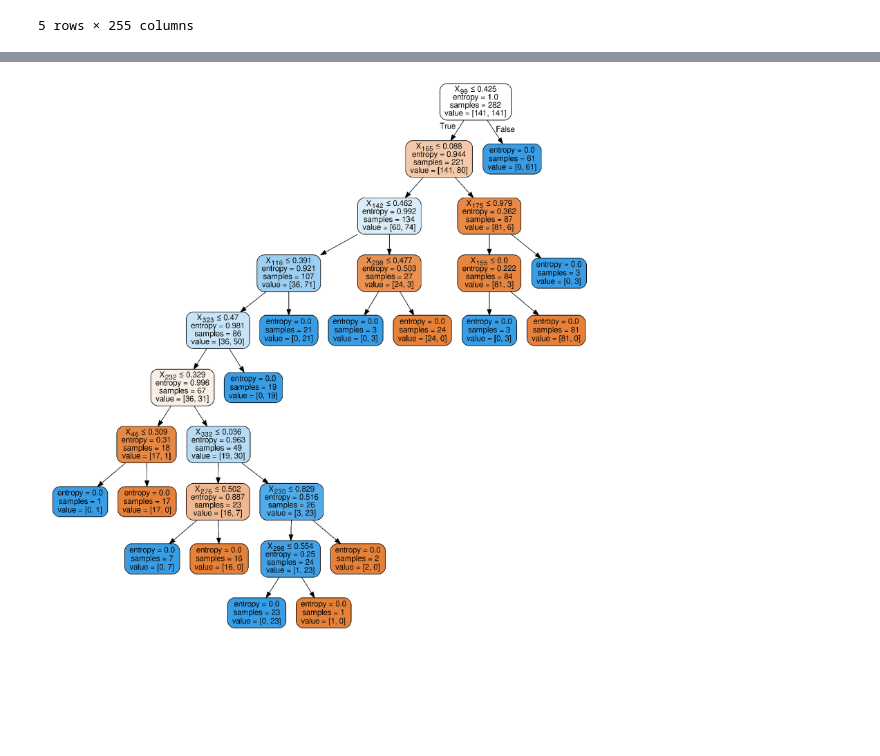
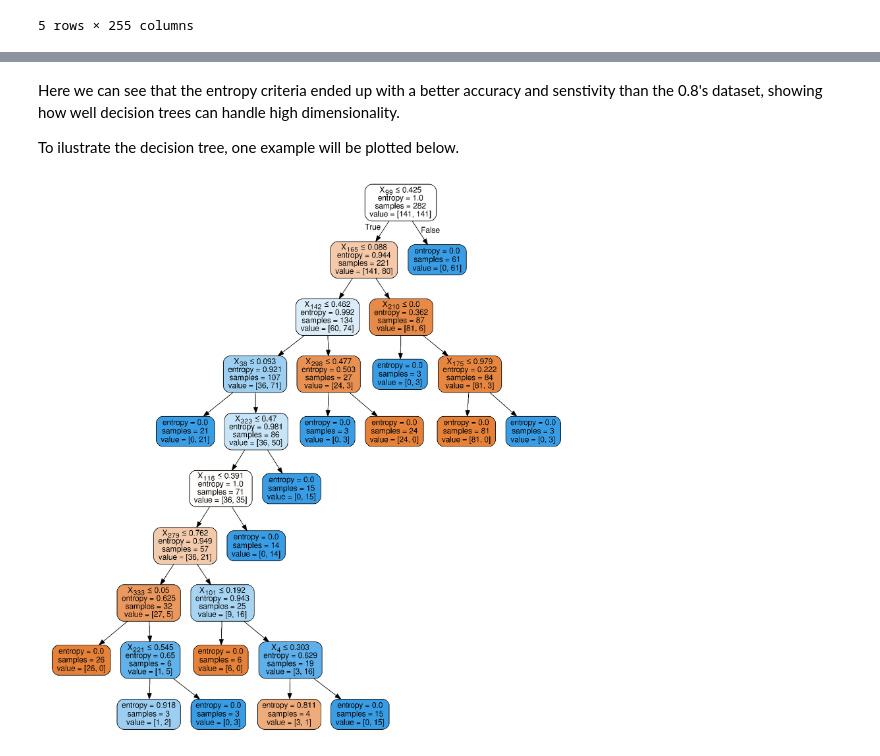
Before and after one commit to RenanNunes/Data_Science_Project_IST, a Jupyter notebook: 04_Decision_Tree.ipynb, the cells around one changed output, grey strips where cells are left out. Cells and saved outputs as stored; diff of their text form; code cells hidden in the pictures; blank space fills up the shorter version.

Commit message:
decision tree function returning all trees and changed tree plotted on the notebook

```diff
--- a/04_Decision_Tree.ipynb
+++ b/04_Decision_Tree.ipynb
@@ -171,14 +174,18 @@ min_samples_leaf: 0.0025
+# %% [markdown]
+Here we can see that the entropy criteria ended up with a better accuracy and senstivity than the 0.8's dataset, showing how well decision trees can handle high dimensionality.
+
+To ilustrate the decision tree, one example will be plotted below.
 # %%
 from sklearn.tree import export_graphviz
 
-dot_data = export_graphviz(decision_trees_9['entropy'][25], out_file='dtree.dot', filled=True, rounded=True, special_characters=True)
+dot_data = export_graphviz(decision_trees_9['entropy'][25][10], out_file='dtree.dot', filled=True, rounded=True, special_characters=True)
 # Convert to png
 from subprocess import call
 call(['dot', '-Tpng', 'dtree.dot', '-o', 'dtree.png', '-Gdpi=600'])
 
 plt.figure(figsize = (30, 40))
 plt.imshow(plt.imread('dtree.png'))
 plt.axis('off')
 plt.show()
 # %% [output]
-[figure, old version]
+[figure, new version]
```
Also changed, not shown: parts of 10 cells of this notebook, 3 other files.
